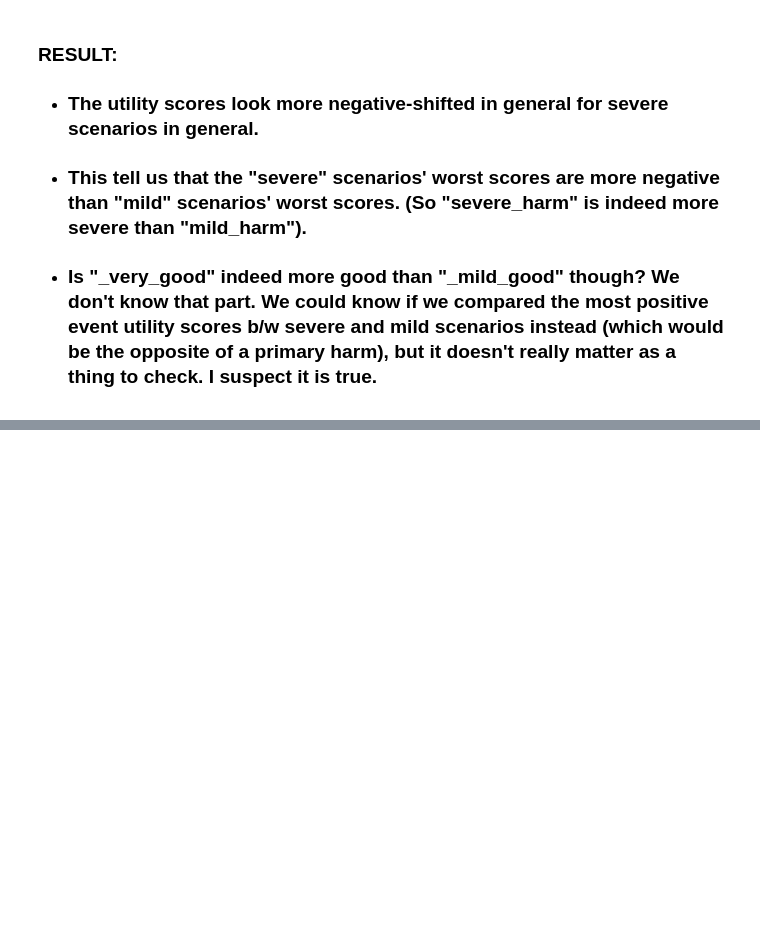
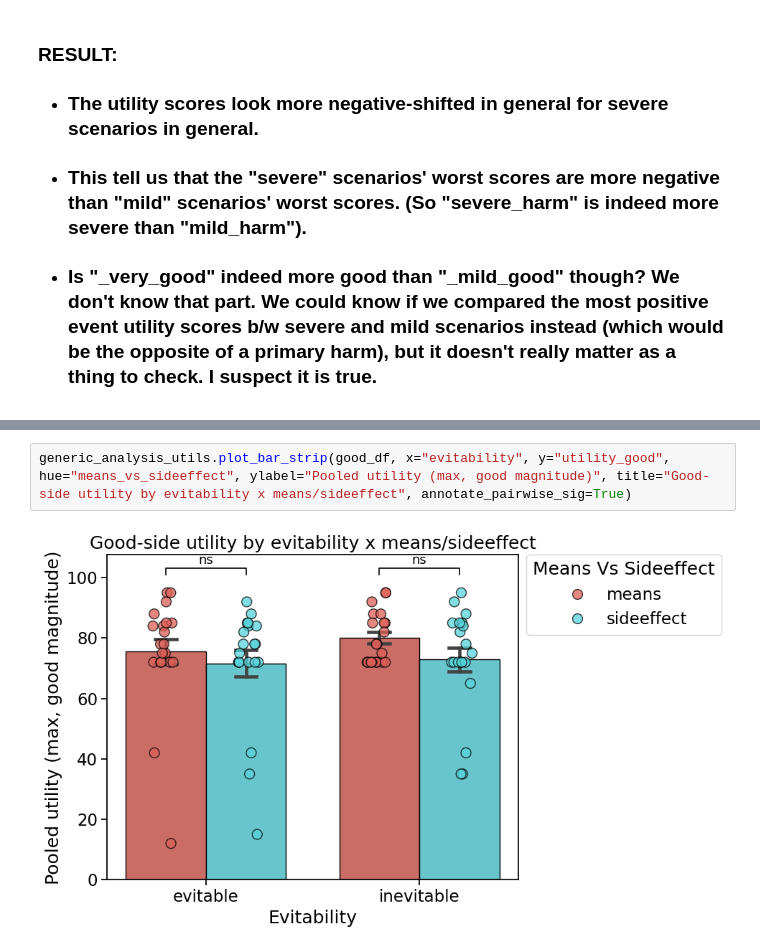
Before and after one commit to AIObjectives/graph_extract, a Jupyter notebook: analysis/franken/analysis_utility.ipynb, the cells around one changed output, grey strips where cells are left out. Drawn from its saved outputs; the diff is of its cells as text; blank space fills up the shorter version.

```diff
--- a/analysis/franken/analysis_utility.ipynb
+++ b/analysis/franken/analysis_utility.ipynb
@@ -147,0 +260,4 @@ pprint.pprint(harm_t_test_results)
+# %%
+generic_analysis_utils.plot_bar_strip(good_df, x="evitability", y="utility_good", hue="means_vs_sideeffect", ylabel="Pooled utility (max, good magnitude)", title="Good-side utility by evitability x means/sideeffect", annotate_pairwise_sig=True)
+# %% [output]
+[figure, added]
```
Also changed, not shown: parts of 27 cells of this notebook, 6 other files.
